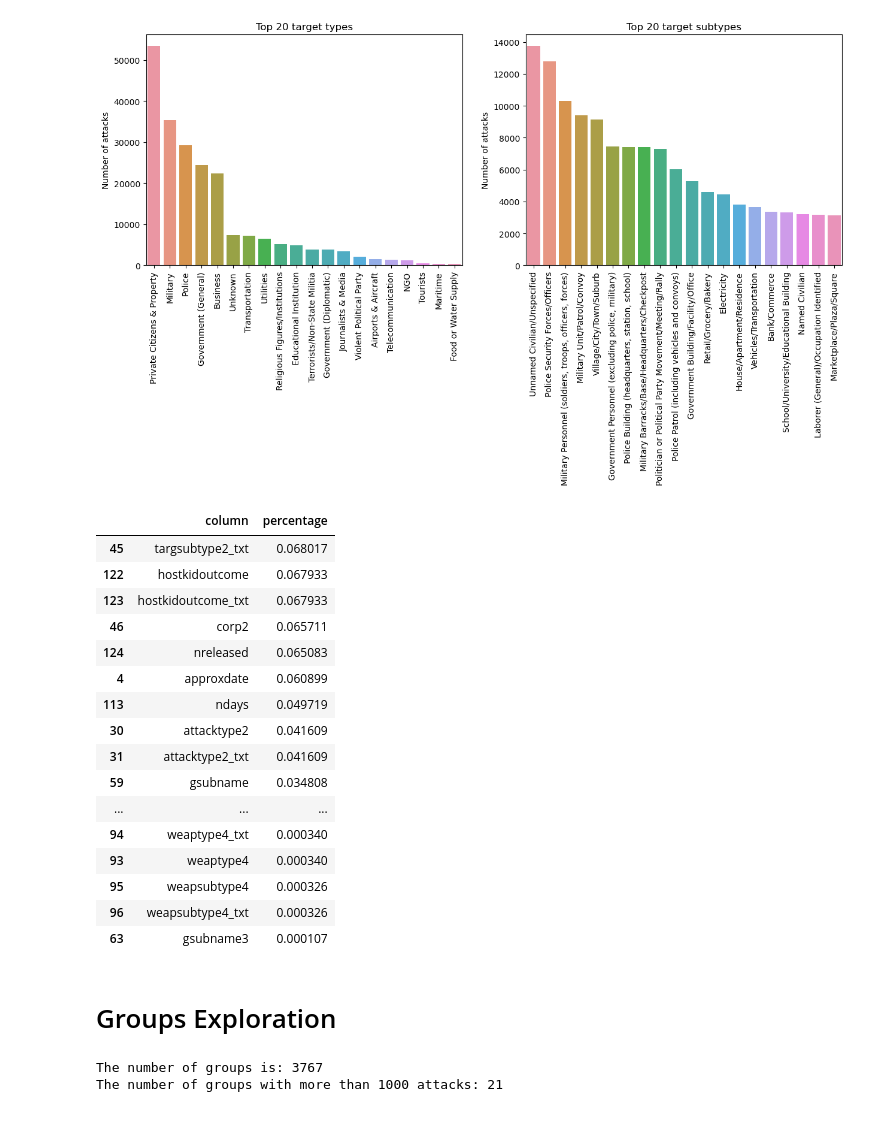
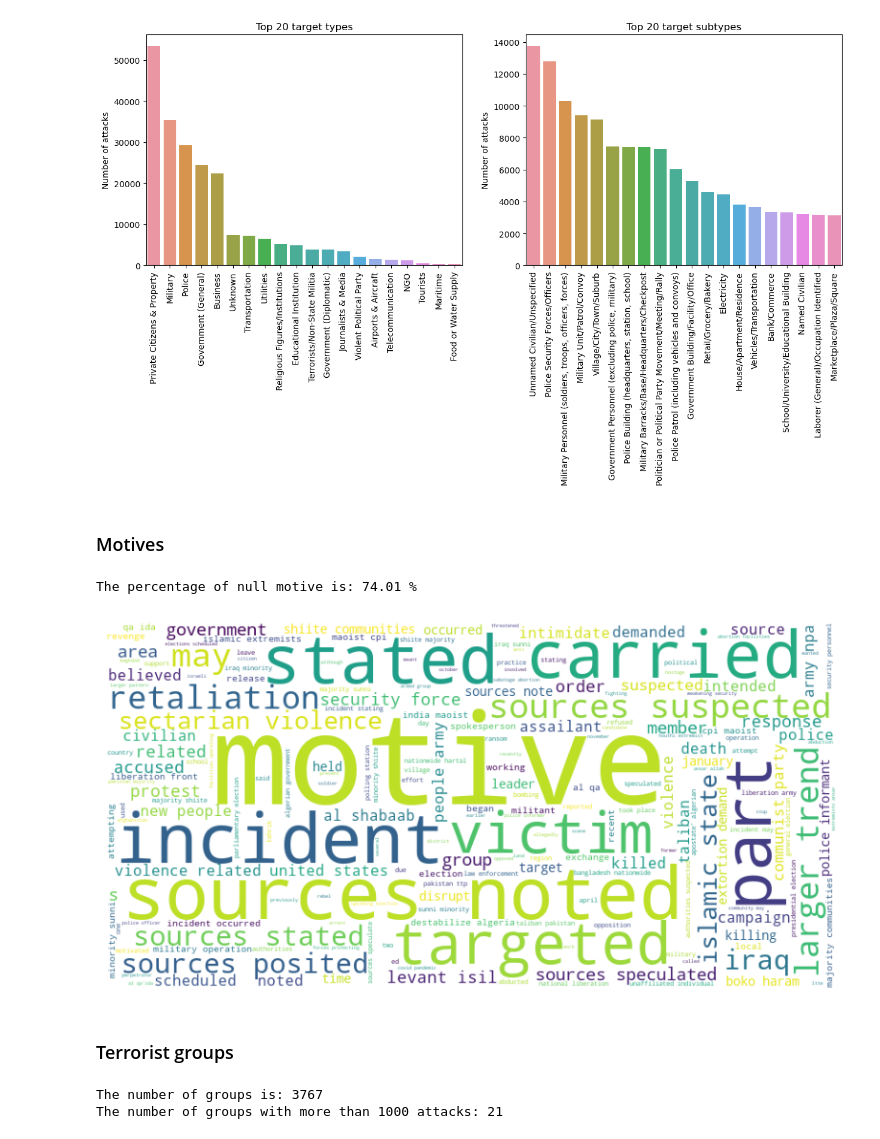
Before and after one commit to com-480-data-visualization/project-2023-yeravizard, a Jupyter notebook: exploration.ipynb, the cells around one changed output. Saved outputs shown, nothing was run; the diff lists cells and outputs as text; code cells hidden in the pictures.

```diff
--- a/exploration.ipynb
+++ b/exploration.ipynb
@@ -209,50 +188,39 @@ ax2.set_ylabel('Number of attacks')
 plt.show()
 # %% [output]
 [figure]
-# %%
-# Count number of rows where motive is not null
-df['motive'].notnull().sum()
-
-# percentage of rows where motive is not null
-df['motive'].notnull().sum() / df.shape[0]
-
-# For each column, print percentage of rows where the column is not null. Put in a dataframe and sort by percentage
-# create a list of columns
-columns = df.columns
-# create a list of percentages
-percentages = []
-# iterate over columns
-for column in columns:
-    # calculate percentage
-    percentage = df[column].notnull().sum() / df.shape[0]
-    # append to list
-    percentages.append(percentage)
-# create a dataframe
-df_percentages = pd.DataFrame({'column': columns, 'percentage': percentages})
-# sort by percentage
-df_percentages.sort_values('percentage', ascending=False, inplace=True)
-# print dataframe
-df_percentages.tail(50)
-# %% [output]
-|  | column | percentage |
-| 45 | targsubtype2_txt | 0.068017 |
-| 122 | hostkidoutcome | 0.067933 |
-| 123 | hostkidoutcome_txt | 0.067933 |
-| 46 | corp2 | 0.065711 |
-| 124 | nreleased | 0.065083 |
-| 4 | approxdate | 0.060899 |
-| 113 | ndays | 0.049719 |
-| 30 | attacktype2 | 0.041609 |
-| 31 | attacktype2_txt | 0.041609 |
-| 59 | gsubname | 0.034808 |
-| ... | ... | ... |
-| 94 | weaptype4_txt | 0.000340 |
-| 93 | weaptype4 | 0.000340 |
-| 95 | weapsubtype4 | 0.000326 |
-| 96 | weapsubtype4_txt | 0.000326 |
-| 63 | gsubname3 | 0.000107 |
-# %% [markdown]
-# Groups Exploration
+# %% [markdown]
+### Motives
+# %%
+# the percentage of null motive with 2 decimal places
+print("The percentage of null motive is:", round(
+    df['motive'].isnull().sum() / len(df) * 100, 2), "%")
+# %% [output]
+The percentage of null motive is: 74.01 %
+# %%
+from wordcloud import WordCloud
+
+# Make a wordcloud of the motives
+# create a list of motives
+motives = df['motive'].dropna().values.tolist()
+# create a string of motives
+motives = ' '.join(motives)
+# lower case all words
+motives = motives.lower()
+irrelevant_words = ['unknown', 'specific', 'claimed', 'responsibility', 'attack']
+# Remove irrelevant words
+for word in irrelevant_words:
+    motives = motives.replace(word, '')
+# create a wordcloud
+wordcloud = WordCloud(width=800, height=400, background_color='white').generate(motives)
+# plot the wordcloud
+plt.figure(figsize=(10, 5))
+plt.imshow(wordcloud)
+plt.axis('off')
+plt.show()
+# %% [output]
+[figure, added]
+# %% [markdown]
+### Terrorist groups
 # %%
 # the number of groups in the dataset
 print("The number of groups is:", df['gname'].nunique())
```
Also changed, not shown: parts of 23 cells of this notebook.
